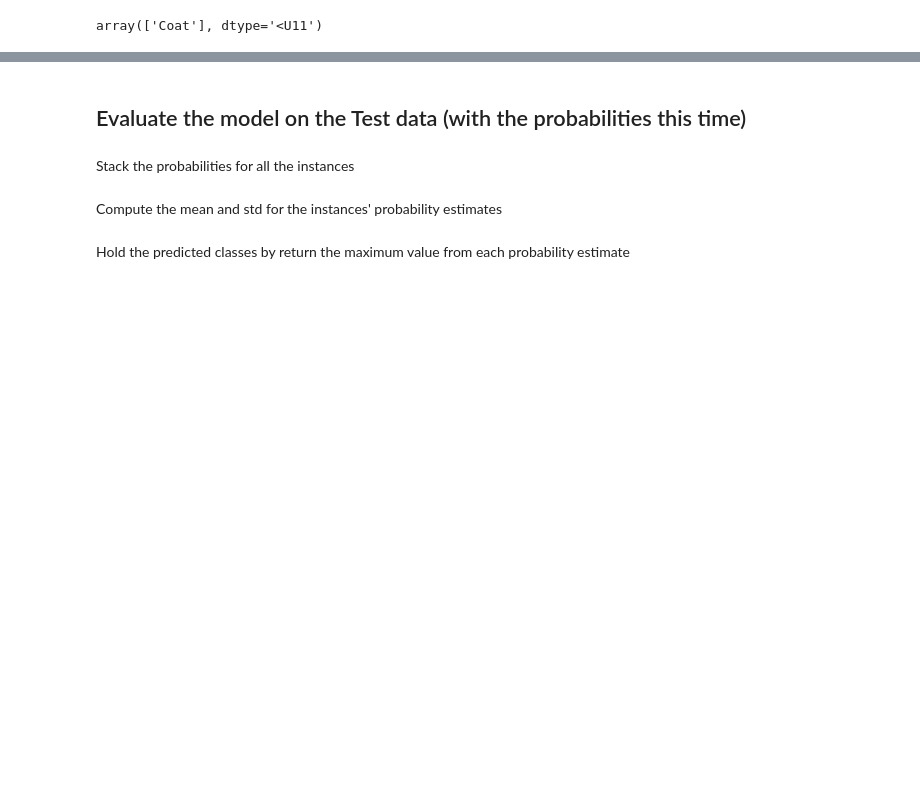
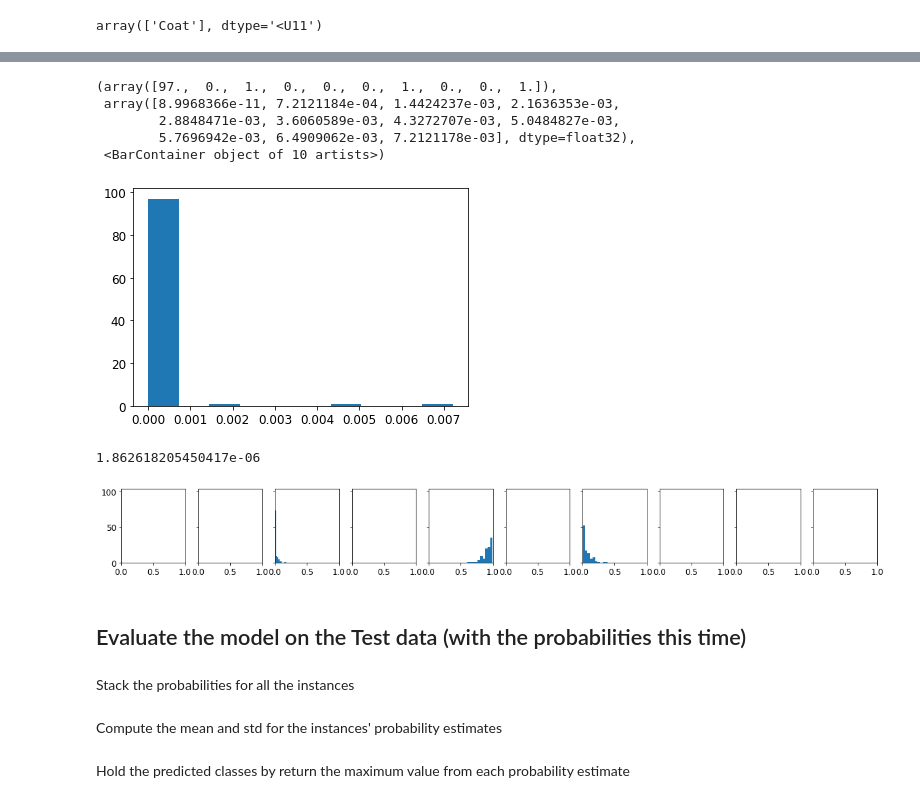
Before and after one commit to tzamalisp/dev_tasks, a Jupyter notebook: NBs/NN01 - Neural Networks Introduction - MNIST Fashion (Classification).ipynb, the cells around one changed output, grey strips where cells are left out. Drawn from its saved outputs; the diff is of its cells as text; code cells hidden in the pictures; blank space fills up the shorter version.

```diff
--- a/NBs/NN01 - Neural Networks Introduction - MNIST Fashion (Classification).ipynb
+++ b/NBs/NN01 - Neural Networks Introduction - MNIST Fashion (Classification).ipynb
@@ -1386,0 +1389,2 @@ plot_predictions_distribution_for_single_instance(y_pred_instance, class_names)
+# %%
+y_probas_mc_model_cnn_drp_2d = np.squeeze(y_pred_instance)
@@ -1386,0 +1395,2 @@ plot_predictions_distribution_for_single_instance(y_pred_instance, class_names)
+# %%
+probas_df = pd.DataFrame(data=y_probas_mc_model_cnn_drp_2d, columns=class_names)
@@ -1387,3 +1406,24 @@ plot_predictions_distribution_for_single_instance(y_pred_instance, class_names)
+# %%
+plt.hist(probas_df[class_names[0]])
+# %% [output]
+(array([97.,  0.,  1.,  0.,  0.,  0.,  1.,  0.,  0.,  1.]),
+ array([8.9968366e-11, 7.2121184e-04, 1.4424237e-03, 2.1636353e-03,
+        2.8848471e-03, 3.6060589e-03, 4.3272707e-03, 5.0484827e-03,
+        5.7696942e-03, 6.4909062e-03, 7.2121178e-03], dtype=float32),
+ <BarContainer object of 10 artists>)
+[figure, added]
+# %%
+np.percentile(probas_df["T-shirt/top"], 50)
+# %% [output]
+1.862618205450417e-06
+# %%
+fig, axs = plt.subplots(1, len(class_names), sharey=True, figsize=(20,2))
+for i in class_names:
+    plt.subplot(1, len(class_names), class_names.index(i) + 1)  # 1 row, 2 cols, subplot X
+    axs[class_names.index(i)].set_xlim([0, 1])
+    plt.hist(probas_df[class_names[class_names.index(i)]])
+# %% [output]
+[figure, added]
 # %% [markdown]
 ## Evaluate the model on the Test data (with the probabilities this time)
 # %% [markdown]
```
Also changed, not shown: parts of 14 cells of this notebook, 4 other files.
